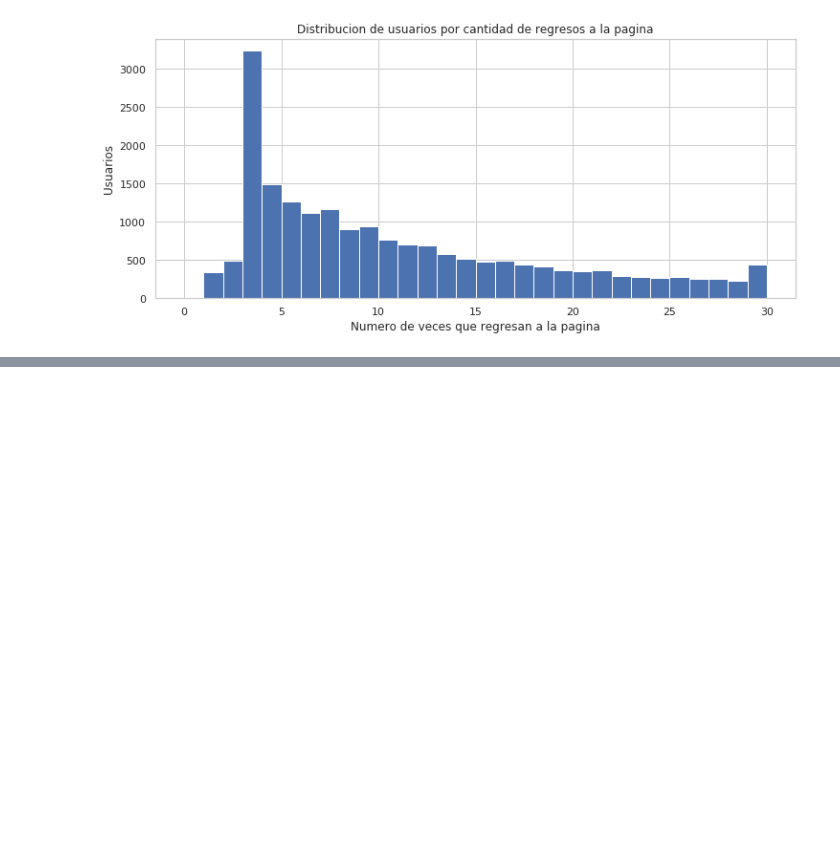
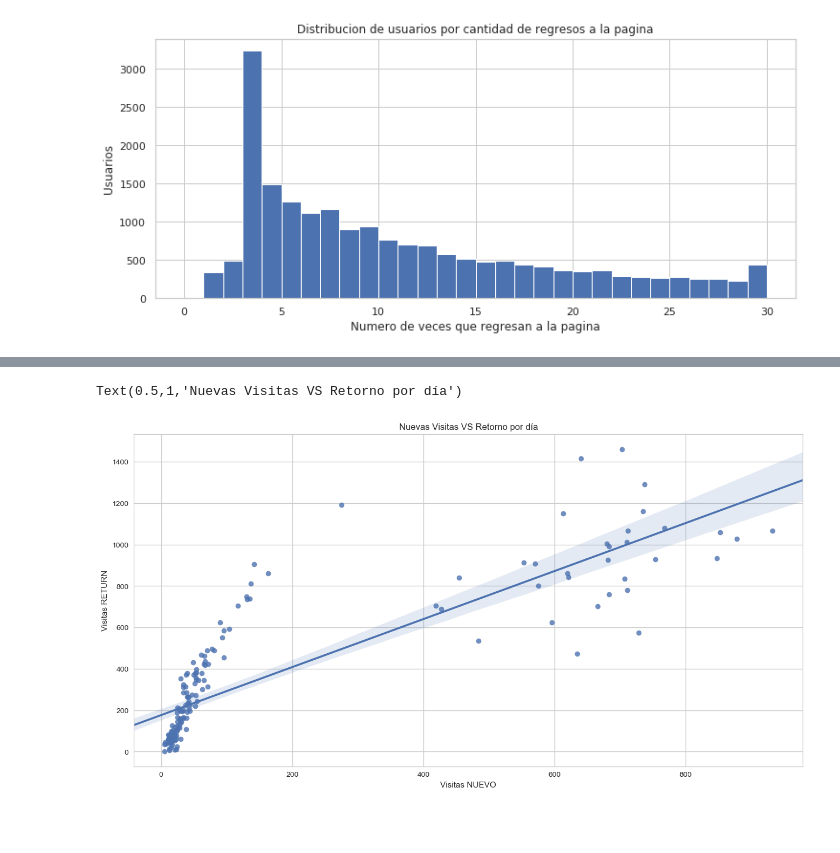
Before and after one commit to sebalogue/tp1-datos, a Jupyter notebook: TP1- Parte 3.ipynb, the cells around one changed output, grey strips where cells are left out. Saved outputs shown, nothing was run; the diff lists cells and outputs as text; code cells hidden in the pictures; blank space fills up the shorter version.

```diff
--- a/TP1- Parte 3.ipynb
+++ b/TP1- Parte 3.ipynb
@@ -435,3 +407,19 @@ g.set(xlabel='Numero de veces que regresa un usuario a la pagina', ylabel='Canti
+# %%
+# Lucas Lois
+dias = tf[['timestamp_dayofyear', 'new_vs_returning']]
+dias = dias.groupby('timestamp_dayofyear').new_vs_returning.value_counts().to_frame('cantidad').unstack('new_vs_returning')
+dias = dias.reset_index()
+dias.columns = ['disa', 'new', 'returning']
+
+# graf = dias.plot.scatter(x = 'new', y = 'returning', figsize = (20, 8))
+plt.figure(figsize = (16, 8))
+graf = sns.regplot(data = dias, x = 'new', y = 'returning')
+graf.set_xlabel('Visitas NUEVO')
+graf.set_ylabel('Visitas RETURN')
+graf.set_title('Nuevas Visitas VS Retorno por día')
+# %% [output]
+Text(0.5,1,'Nuevas Visitas VS Retorno por día')
+[figure, added]
 # %% [markdown]
 #
 # %% [markdown]
```
Also changed, not shown: parts of 27 cells of this notebook.
